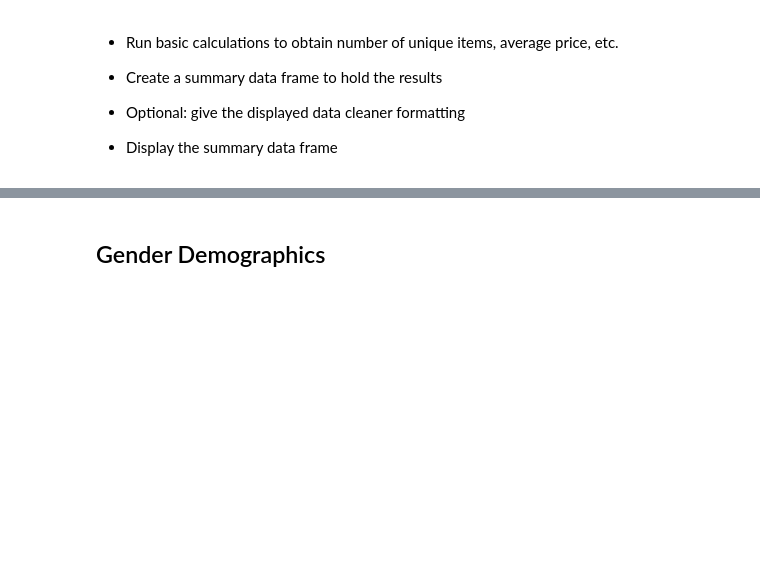
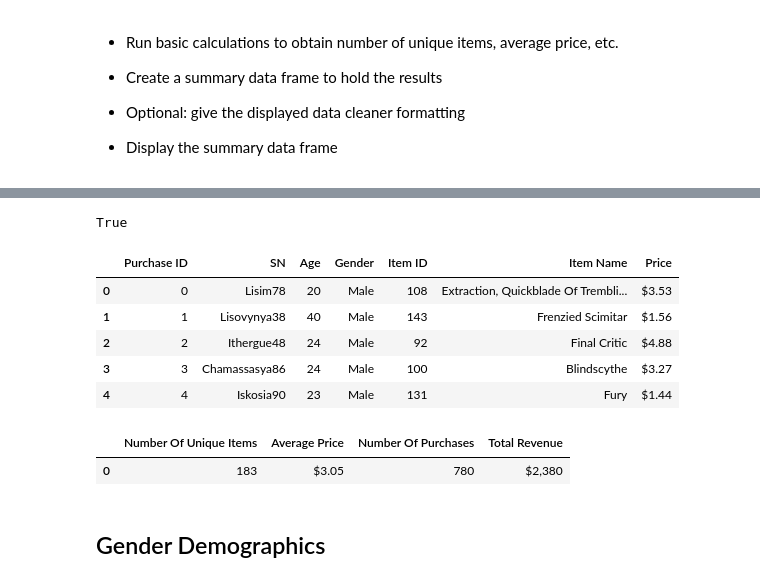
Before and after one commit to eanord4/pandas-challenge, a Jupyter notebook: HeroesOfPymoli/HeroesOfPymoli_EAN.ipynb, the cells around one changed output, grey strips where cells are left out. Cells and saved outputs as stored; diff of their text form; code cells hidden in the pictures; blank space fills up the shorter version.

```diff
--- a/HeroesOfPymoli/HeroesOfPymoli_EAN.ipynb
+++ b/HeroesOfPymoli/HeroesOfPymoli_EAN.ipynb
@@ -52,0 +49,6 @@ pd.DataFrame({'Total Players': [purchase_data['SN'].nunique()]}, index=[''])
+# %%
+# show that each row has a different purchase ID
+purchases = purchase_data['Purchase ID']
+purchases.nunique() == purchases.count()
+# %% [output]
+True
@@ -53,3 +130,53 @@ pd.DataFrame({'Total Players': [purchase_data['SN'].nunique()]}, index=[''])
+# %%
+# test formatting function
+
+num = ['Purchase ID', 'Age', 'Item ID']
+money2 = ['Price']
+
+formatted(purchase_data.head(), num, money2)
+# %% [output]
+|  | Purchase ID | SN | Age | Gender | Item ID | Item Name | Price |
+| 0 | 0 | Lisim78 | 20 | Male | 108 | Extraction, Quickblade Of Trembli... | $3.53 |
+| 1 | 1 | Lisovynya38 | 40 | Male | 143 | Frenzied Scimitar | $1.56 |
+| 2 | 2 | Ithergue48 | 24 | Male | 92 | Final Critic | $4.88 |
+| 3 | 3 | Chamassasya86 | 24 | Male | 100 | Blindscythe | $3.27 |
+| 4 | 4 | Iskosia90 | 23 | Male | 131 | Fury | $1.44 |
+# %%
+prices = purchase_data['Price']
+col_order = [
+    'Item ID',
+    'avg_price',
+    'Purchase ID',
+    'total_revenue'
+]  # original names
+num = ['number of unique items', 'number of purchases']
+money2 = ['avg_price']
+money0 = ['total_revenue']
+
+formatted(
+
+    pd.DataFrame(
+        purchase_data[['Item ID', 'Purchase ID']]
+        .nunique()
+    ).T
+    .assign(
+        avg_price=prices.mean(),
+        total_revenue=prices.sum()
+    )
+    [col_order]
+    .rename(columns={
+        'Item ID': 'number of unique items',
+        'Purchase ID': 'number of purchases'
+    }),
+
+    num,
+    money2,
+    money0
+
+)
+# %% [output]
+|  | Number Of Unique Items | Average Price | Number Of Purchases | Total Revenue |
+| 0 | 183 | $3.05 | 780 | $2,380 |
 # %% [markdown]
 ## Gender Demographics
 # %% [markdown]
```
Also changed, not shown: parts of 2 cells of this notebook, 1 other file.
